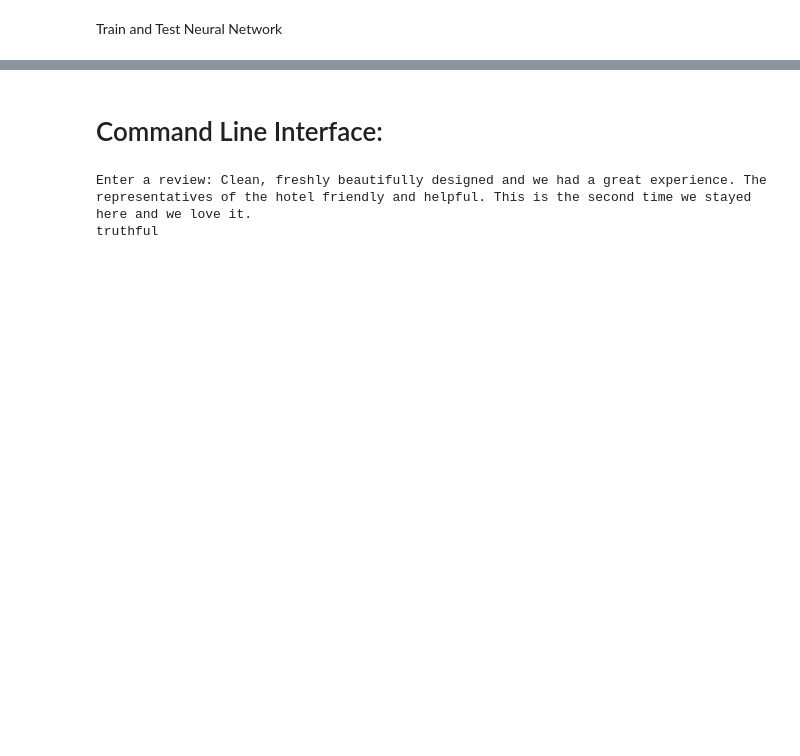
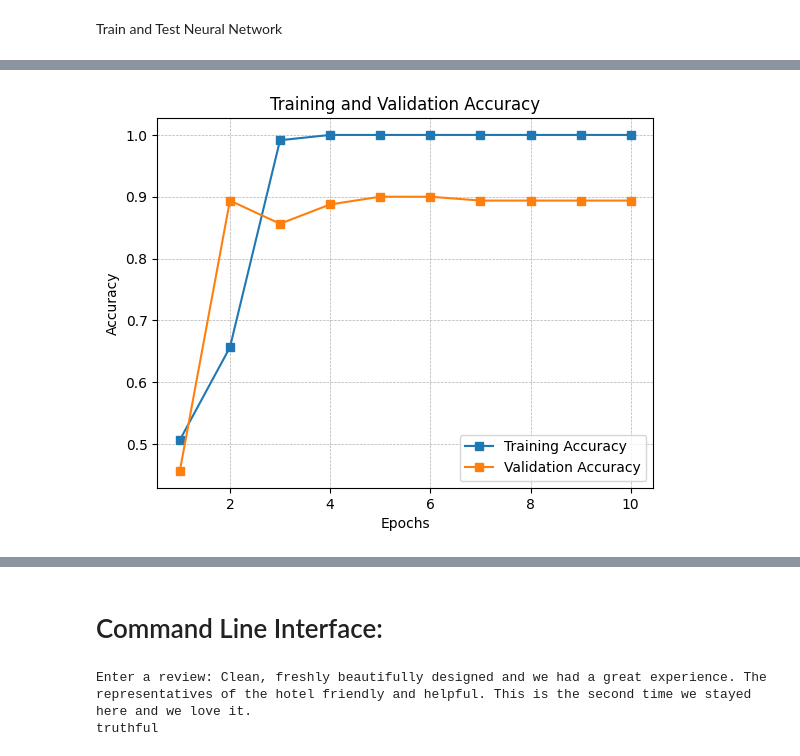
Before and after one commit to McIlwee-Nevan/CS482-Final-Project_BeierMamarilMcIlwee, a Jupyter notebook: models.ipynb, the cells around one changed output, grey strips where cells are left out. Drawn from its saved outputs; the diff is of its cells as text; code cells hidden in the pictures; blank space fills up the shorter version.

```diff
--- a/models.ipynb
+++ b/models.ipynb
@@ -242,0 +270,14 @@ plt.show()
+# %%
+# NN Training and Validation Accuracy
+plt.plot(epochs, train_accuracy, label='Training Accuracy', marker = 's')
+plt.plot(epochs, val_accuracy, label='Validation Accuracy', marker = 's')
+
+plt.title("Training and Validation Accuracy")
+plt.xlabel("Epochs")
+plt.ylabel("Accuracy")
+
+plt.legend(loc='best')
+plt.grid(linestyle = "--", linewidth = 0.5)
+plt.show()
+# %% [output]
+[figure, added]
```
Also changed, not shown: parts of 8 cells of this notebook.
